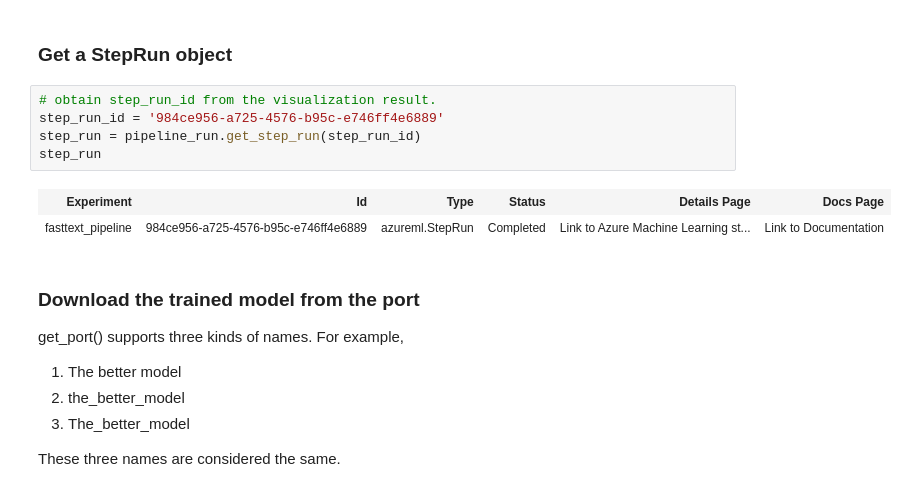
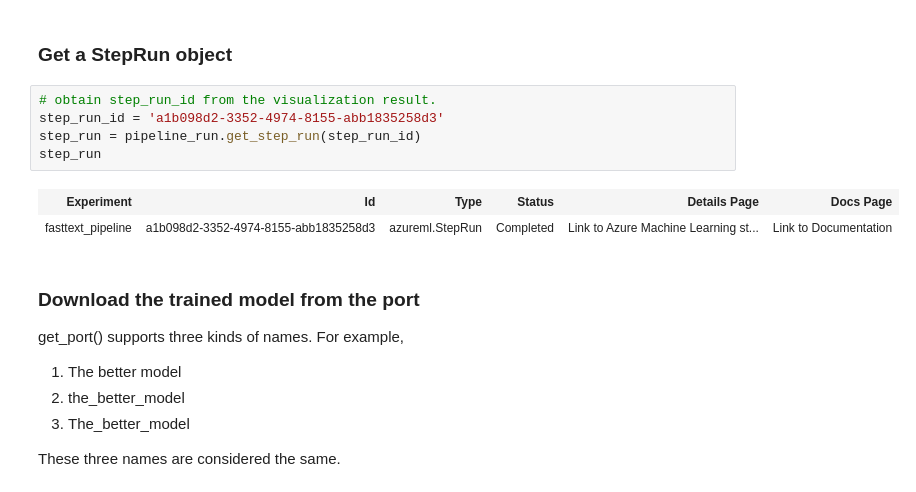
Before and after one commit to smallhaes/fasttext-sentence-classification, a Jupyter notebook: fasttext_realtime_inference.ipynb, the cells around one changed output. Saved outputs shown, nothing was run; the diff lists cells and outputs as text.

```diff
--- a/fasttext_realtime_inference.ipynb
+++ b/fasttext_realtime_inference.ipynb
@@ -98,12 +100,12 @@ ValidateView(container_id='container_id_0c16a8c8-66bb-45c7-a0d2-1e2e83cad2b0_wid
 ### Get a StepRun object
 # %%
 # obtain step_run_id from the visualization result.
-step_run_id = '984ce956-a725-4576-b95c-e746ff4e6889'
+step_run_id = 'a1b098d2-3352-4974-8155-abb1835258d3'
 step_run = pipeline_run.get_step_run(step_run_id)
 step_run
 # %% [output]
 | Experiment | Id | Type | Status | Details Page | Docs Page |
-| fasttext_pipeline | 984ce956-a725-4576-b95c-e746ff4e6889 | azureml.StepRun | Completed | Link to Azure Machine Learning st... | Link to Documentation |
+| fasttext_pipeline | a1b098d2-3352-4974-8155-abb1835258d3 | azureml.StepRun | Completed | Link to Azure Machine Learning st... | Link to Documentation |
 # %% [markdown]
 ### Download the trained model from the port
 get_port() supports three kinds of names. For example,
```
Also changed, not shown: parts of 11 cells of this notebook, 2 other files.
